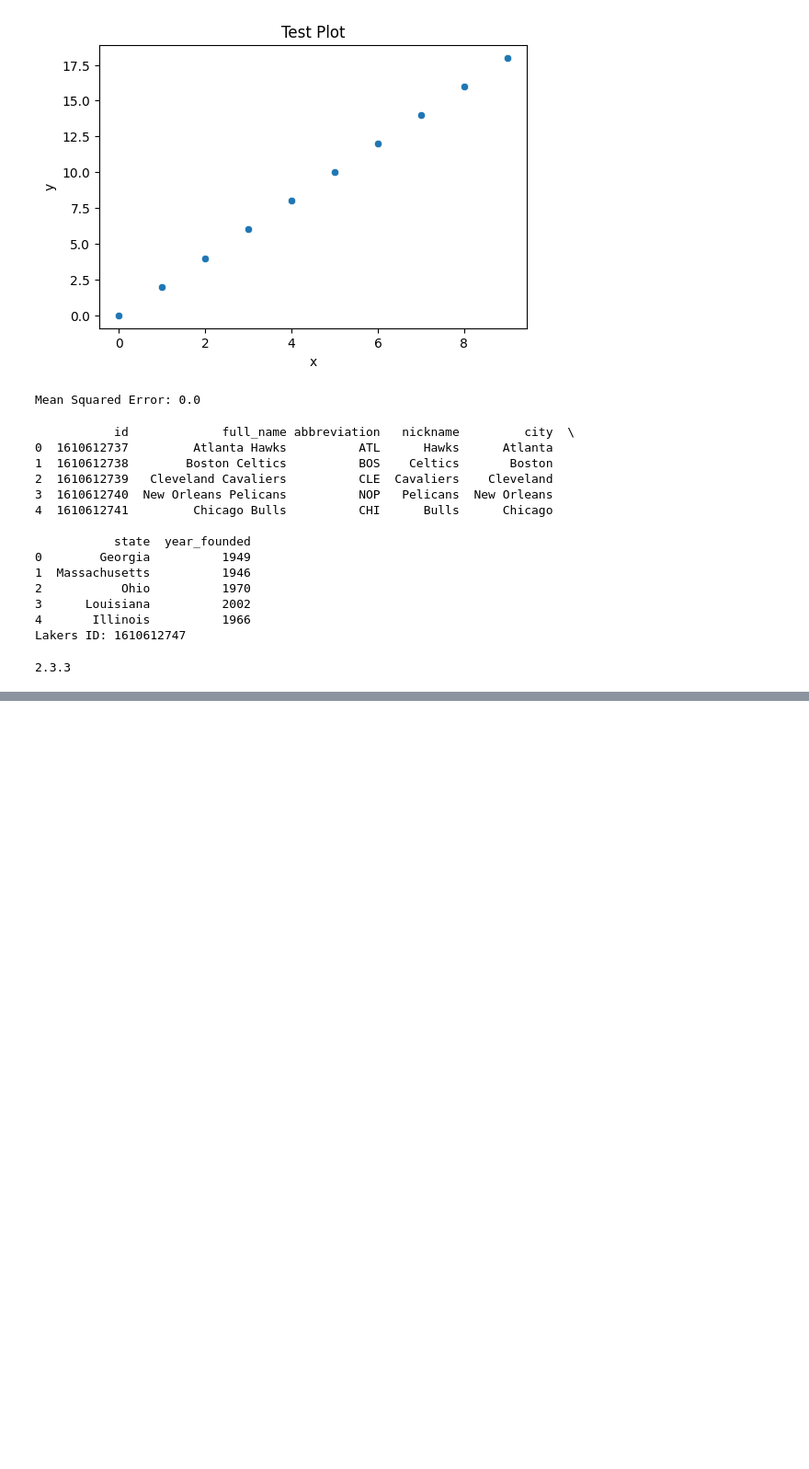
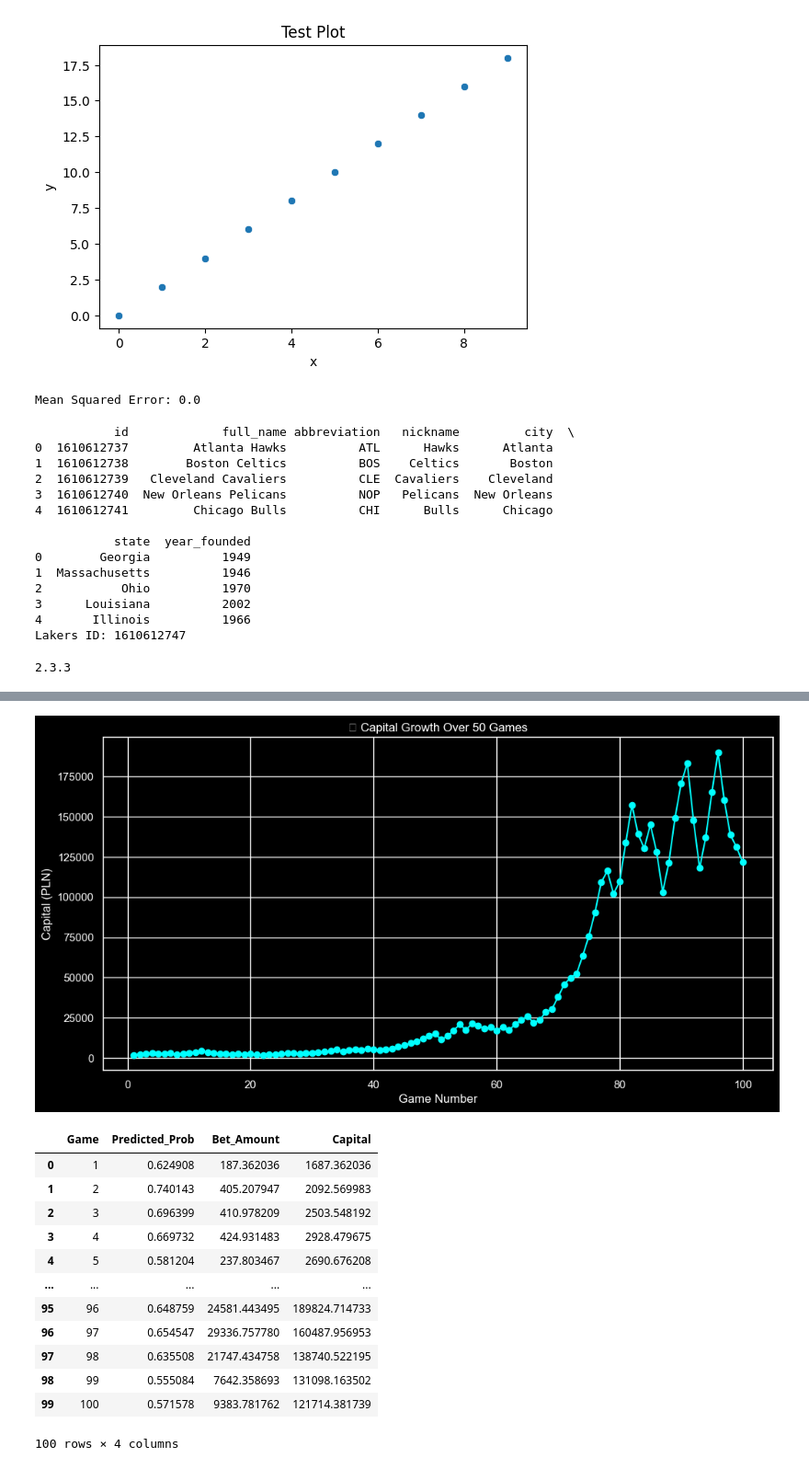
Before and after one commit to oleksandr-honchar/predictive-modeling-platform, a Jupyter notebook: test_notebook.ipynb, the cells around one changed output, grey strips where cells are left out. Shown: that part at 92% size. Saved outputs shown, nothing was run; the diff lists cells and outputs as text; code cells hidden in the pictures; blank space fills up the shorter version.

```diff
--- a/test_notebook.ipynb
+++ b/test_notebook.ipynb
@@ -128,0 +210,62 @@ print(pandas.__version__)
+# %%
+import numpy as np
+import pandas as pd
+import matplotlib.pyplot as plt
+import seaborn as sns
+
+sns.set(style="darkgrid")
+plt.style.use("dark_background")
+
+# Parameters
+starting_capital = 1500
+games = 100
+odds = 2.0
+half_kelly = 0.5
+
+# Simulate predicted probabilities around model accuracy
+np.random.seed(42)
+pred_probs = np.random.uniform(0.55, 0.75, games)  # model predicts varying probabilities
+
+capital = [starting_capital]
+bets = []
+
+for i in range(games):
+    p = pred_probs[i]
+    f = half_kelly * ((odds - 1) * p - (1 - p)) / (odds - 1)  # half Kelly fraction
+    bet_amount = capital[-1] * f
+    bets.append(bet_amount)
+    win = np.random.rand() < p
+    capital.append(capital[-1] + bet_amount if win else capital[-1] - bet_amount)
+
+# Create a DataFrame
+df = pd.DataFrame({
+    "Game": range(1, games+1),
+    "Predicted_Prob": pred_probs,
+    "Bet_Amount": bets,
+    "Capital": capital[1:]
+})
+
+# Plot capital growth
+plt.figure(figsize=(12,6))
+plt.plot(df["Game"], df["Capital"], marker='o', color='cyan')
+plt.title("🏦 Capital Growth Over 50 Games")
+plt.xlabel("Game Number")
+plt.ylabel("Capital (PLN)")
+plt.show()
+
+df.head(100)
+# %% [output]
+[figure, added]
+|  | Game | Predicted_Prob | Bet_Amount | Capital |
+| 0 | 1 | 0.624908 | 187.362036 | 1687.362036 |
+| 1 | 2 | 0.740143 | 405.207947 | 2092.569983 |
+| 2 | 3 | 0.696399 | 410.978209 | 2503.548192 |
+| 3 | 4 | 0.669732 | 424.931483 | 2928.479675 |
+| 4 | 5 | 0.581204 | 237.803467 | 2690.676208 |
+| ... | ... | ... | ... | ... |
+| 95 | 96 | 0.648759 | 24581.443495 | 189824.714733 |
+| 96 | 97 | 0.654547 | 29336.757780 | 160487.956953 |
+| 97 | 98 | 0.635508 | 21747.434758 | 138740.522195 |
+| 98 | 99 | 0.555084 | 7642.358693 | 131098.163502 |
+| 99 | 100 | 0.571578 | 9383.781762 | 121714.381739 |
+100 rows × 4 columns
```
Also changed, not shown: parts of 5 cells of this notebook, 47 other files.
